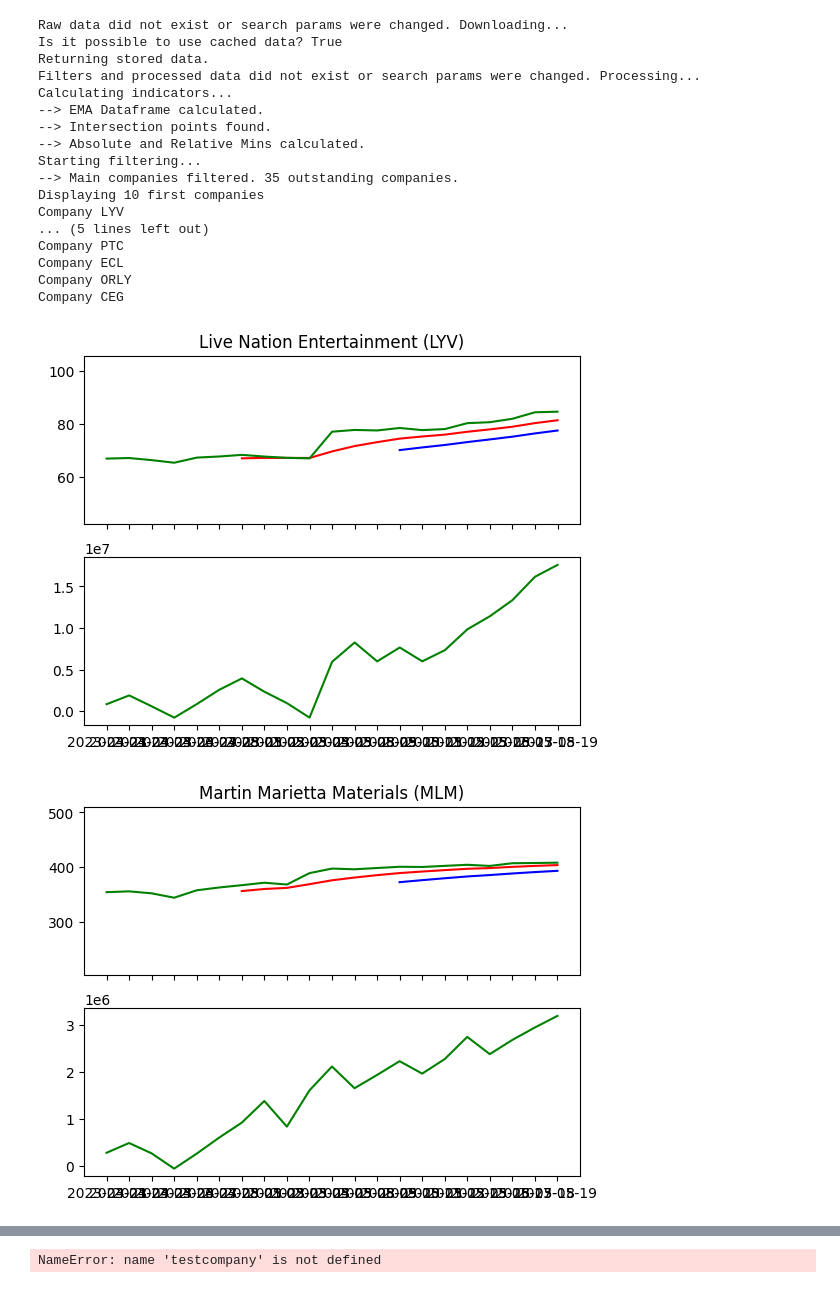
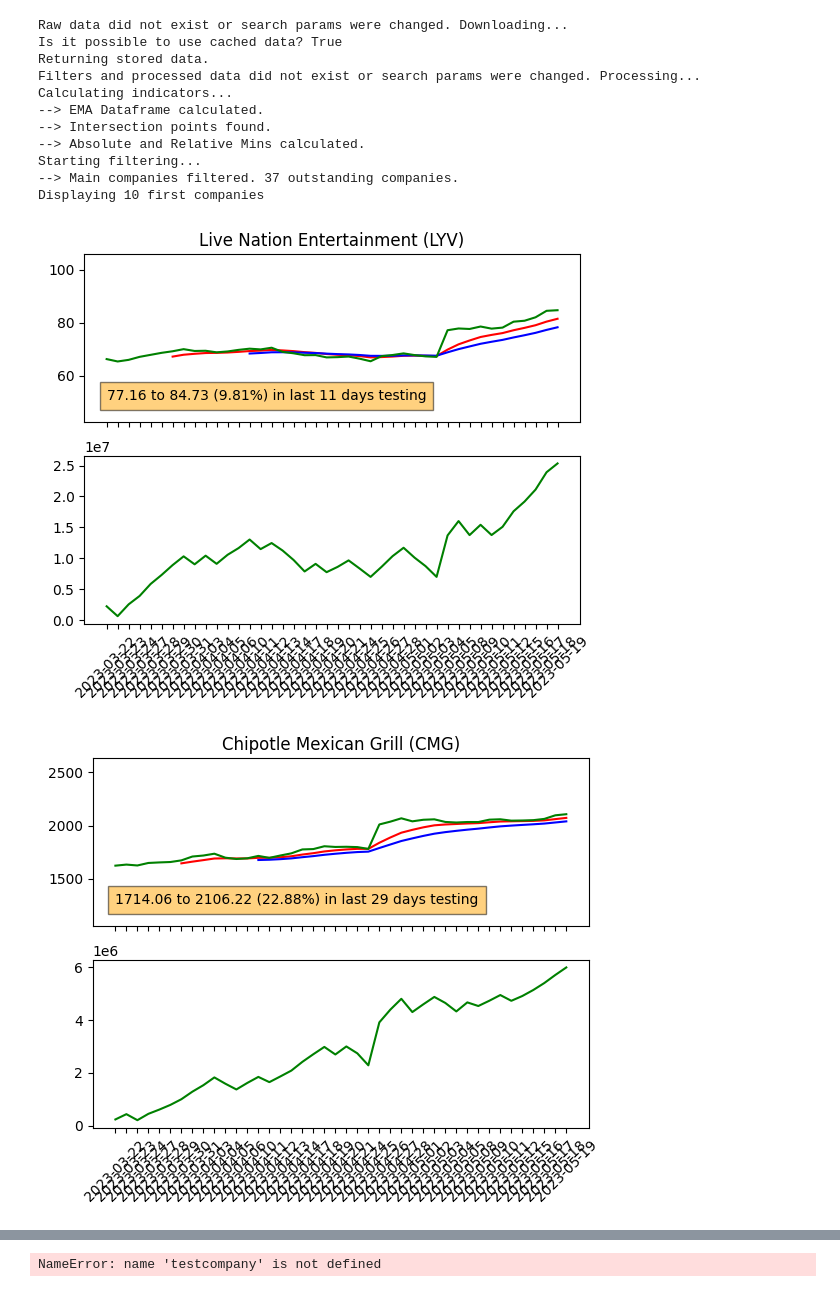
Before and after one commit to pablomleal/TA_Lib, a Jupyter notebook: index.ipynb, the cells around one changed output, grey strips where cells are left out. Saved outputs shown, nothing was run; the diff lists cells and outputs as text; code cells hidden in the pictures.

Commit message:
Made annotations on charts with relative groth, more to come

```diff
--- a/index.ipynb
+++ b/index.ipynb
@@ -137,30 +126,25 @@ def find_stocks(filterSet, numberOfStocks=500, daysSince=30):
 #all(var in globals() for var in ['filter_params_cache', 'search_params_cache'])
 #del(closes)
 # %%
-(closes, spreads, volumes, EMA_df, keyStats, tickers_df) = find_stocks(numberOfStocks=500, filterSet=dict({
+
+(closes, spreads, volumes, EMA_df, keyStats, tickers_df) = find_stocks(numberOfStocks=500, daysSince=60, filterSet=dict({
     #"aboveAvgRatio":0.02,
     "aboveMinAbs":0.0001, #Originally 0.0001
     #"minPositivePeriod":4,
-    #"ratioContr":1,
+    "ratioContr":0.5,
     "latestGrowth":0.001 #Originally 0.005
      }))
 # %% [output]
 Raw data did not exist or search params were changed. Downloading...
 Is it possible to use cached data? True
 Returning stored data.
 Filters and processed data did not exist or search params were changed. Processing...
 Calculating indicators...
 --> EMA Dataframe calculated.
 --> Intersection points found.
 --> Absolute and Relative Mins calculated.
 Starting filtering...
---> Main companies filtered. 35 outstanding companies.
+--> Main companies filtered. 37 outstanding companies.
 Displaying 10 first companies
-Company LYV
-... (5 lines left out)
-Company PTC
-Company ECL
-Company ORLY
-Company CEG
-[figure, old version]
+[figure, new version]
-[figure, old version]
+[figure, new version]
```
Also changed, not shown: parts of 8 cells of this notebook, 5 other files.
